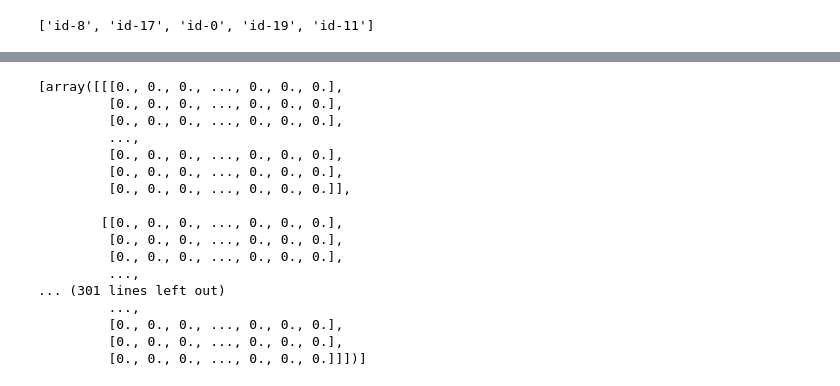
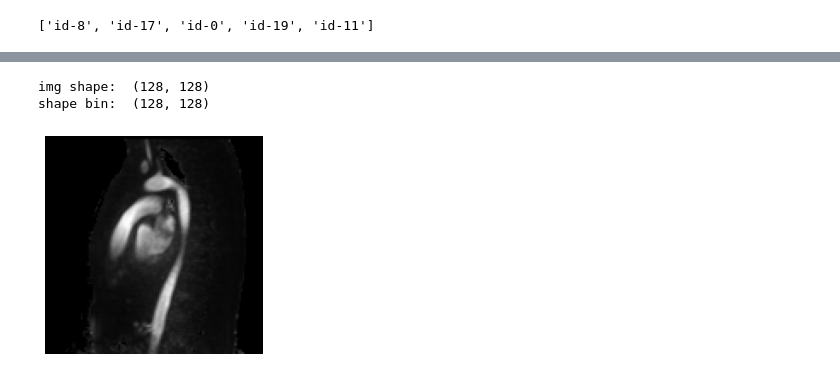
Before and after one commit to Aaronponceuv/seg_ap_01, a Jupyter notebook: test_de_pesos.ipynb, the cells around one changed output, grey strips where cells are left out. Saved outputs shown, nothing was run; the diff lists cells and outputs as text; code cells hidden in the pictures.

```diff
--- a/test_de_pesos.ipynb
+++ b/test_de_pesos.ipynb
@@ -380,20 +373,24 @@ wandb.log({"test":mask_img})
-# %%
-inputs
-# %% [output]
-[array([[[0., 0., 0., ..., 0., 0., 0.],
-         [0., 0., 0., ..., 0., 0., 0.],
-         [0., 0., 0., ..., 0., 0., 0.],
-         ...,
-         [0., 0., 0., ..., 0., 0., 0.],
-         [0., 0., 0., ..., 0., 0., 0.],
-         [0., 0., 0., ..., 0., 0., 0.]],
-
-        [[0., 0., 0., ..., 0., 0., 0.],
-         [0., 0., 0., ..., 0., 0., 0.],
-         [0., 0., 0., ..., 0., 0., 0.],
-         ...,
-... (301 lines left out)
-         ...,
-         [0., 0., 0., ..., 0., 0., 0.],
-         [0., 0., 0., ..., 0., 0., 0.],
-         [0., 0., 0., ..., 0., 0., 0.]]])]
+# %%
+img = inputs[0][:,:,32] * 255
+print("img shape: ",img.shape)
+print("shape bin: ",true_etiqueta[0][:,:,32,1].shape)
+
+#fig = plt.figure(figsize=(128,128), dpi=60) # in inches
+#ax = fig.add_axes([0, 0, 1, 1])  # span the whole figure
+#ax.set_axis_off()
+#ax.imshow(img, cmap="gray")
+
+plt.imshow(img, cmap="gray")
+plt.axis('off')
+plt.imsave("image.png",img,cmap="gray")
+
+
+#fig, ax = plt.subplots(1,2, figsize=(10,10))
+#ax[0].imshow(img, cmap="gray")
+#ax[1].imshow(true_etiqueta[0][:,:,32,1]*255)
+#
+#np.unique(true_etiqueta[0][:,:,32,1])
+# %% [output]
+img shape:  (128, 128)
+shape bin:  (128, 128)
+[figure, added]
```
Also changed, not shown: parts of 7 cells of this notebook.
